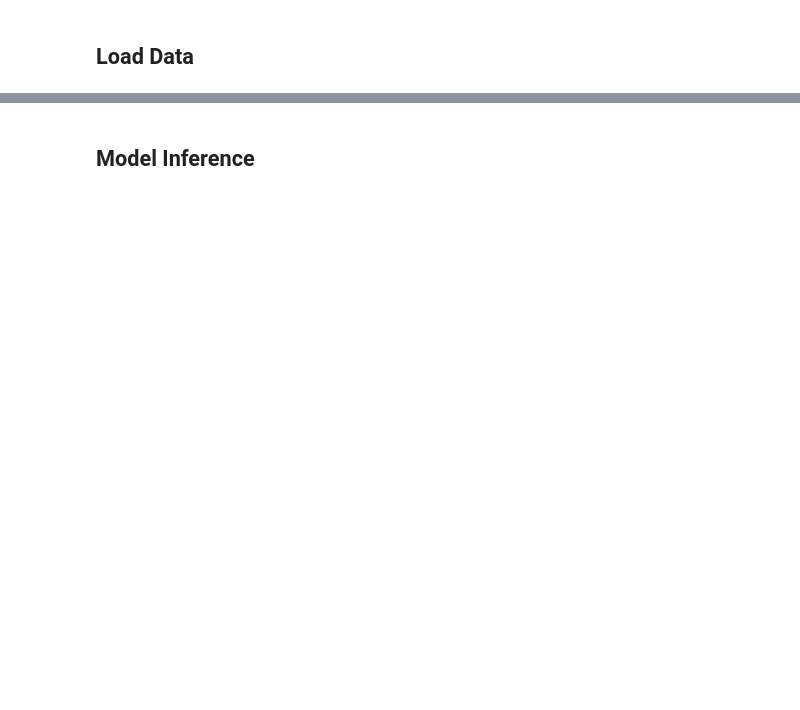
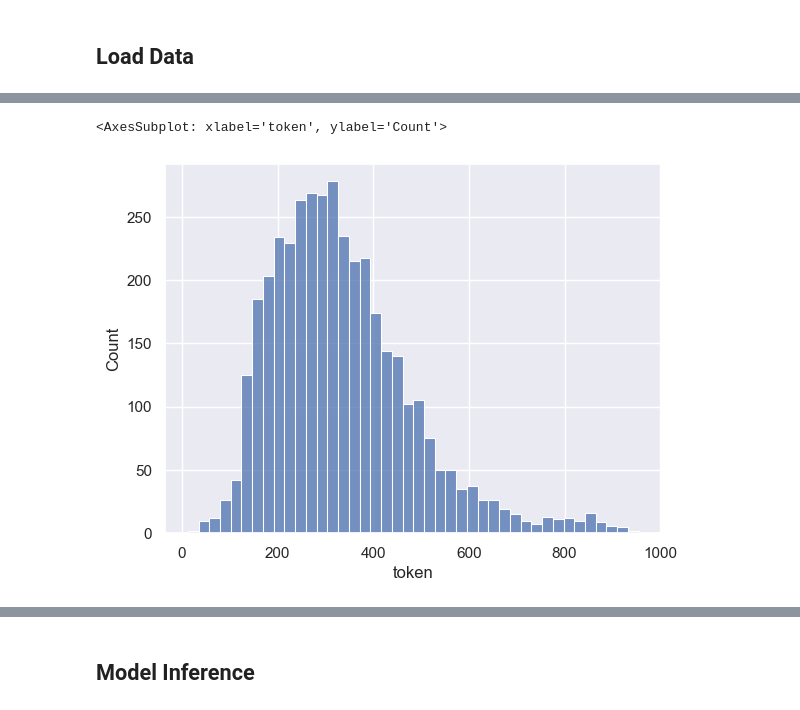
Before and after one commit to Zhurp2020/aes-with-bert, a Jupyter notebook: reg.ipynb, the cells around one changed output, grey strips where cells are left out. Drawn from its saved outputs; the diff is of its cells as text; code cells hidden in the pictures; blank space fills up the shorter version.

```diff
--- a/reg.ipynb
+++ b/reg.ipynb
@@ -17,3 +19,5 @@ import optuna
+# %%
+sns.set_theme(style='darkgrid')
 # %% [markdown]
 ## Load Data
 # %%
@@ -30,0 +46,10 @@ d.head()
+# %%
+tcount = []
+i=0
+for e in d['full_text']:
+    i+= 1
+    if i %100 == 0:
+        print(i)
+    ext = extractor.pass_text(e)
+    f = ext.preprocess()
+    tcount.append(f['n_token'])
@@ -30,0 +74,3 @@ d.head()
+# %%
+d['token'] = tcount
+d['token'].describe()
@@ -30,0 +87,5 @@ d.head()
+# %%
+sns.histplot(d['token'])
+# %% [output]
+<AxesSubplot: xlabel='token', ylabel='Count'>
+[figure, added]
```
Also changed, not shown: parts of 36 cells of this notebook, 13 other files.
